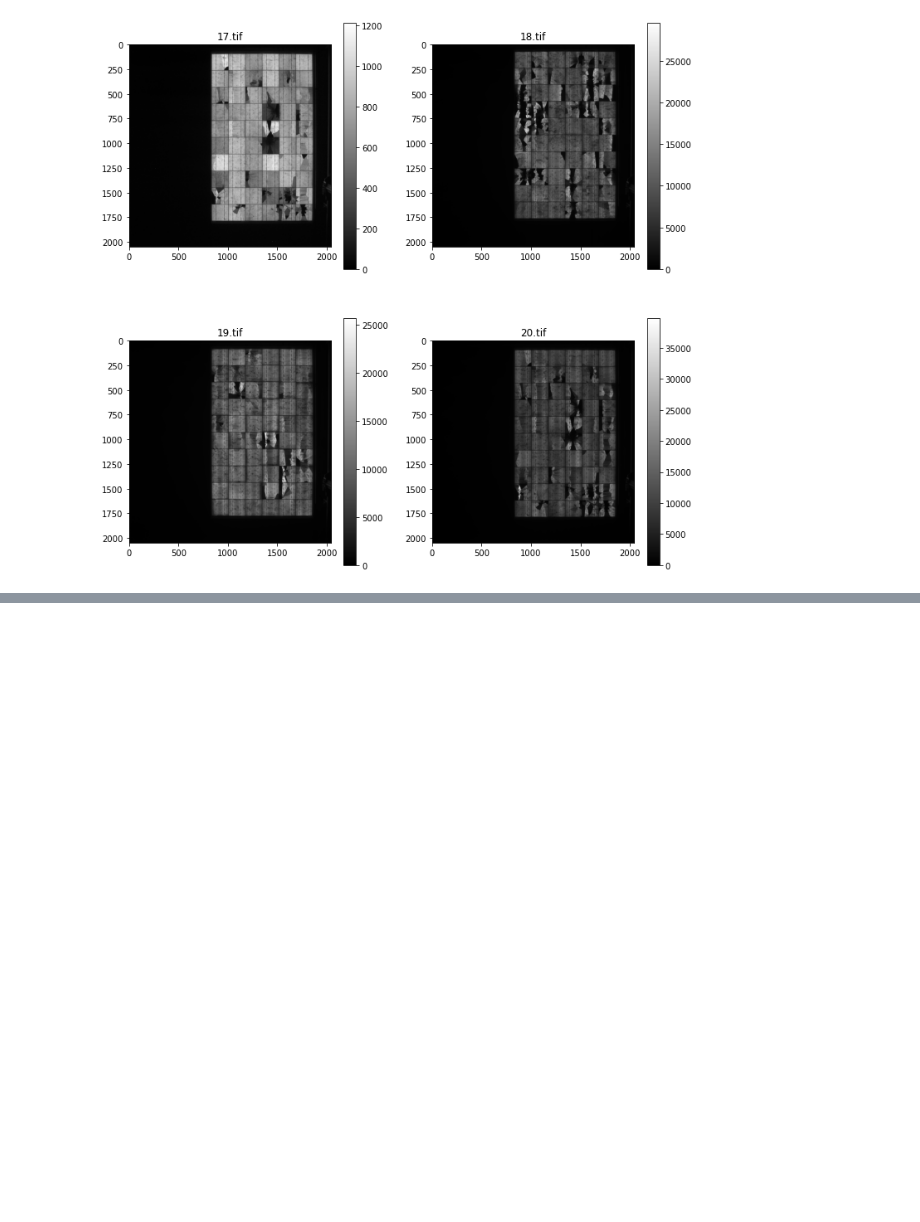
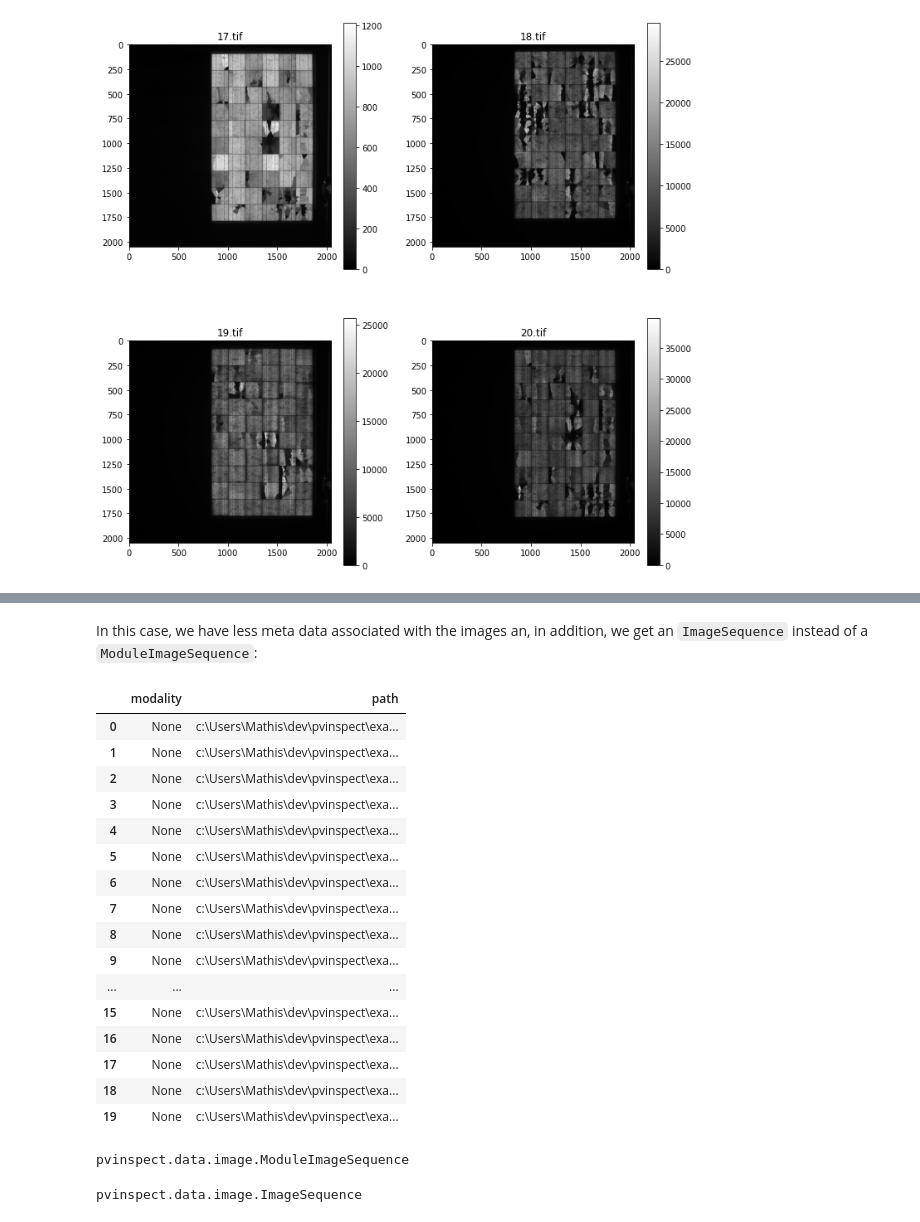
Before and after one commit to ma0ho/pvinspect, a Jupyter notebook: examples/20191220_read-data.ipynb, the cells around one changed output, grey strips where cells are left out. Saved outputs shown, nothing was run; the diff lists cells and outputs as text; code cells hidden in the pictures; blank space fills up the shorter version.

```diff
--- a/examples/20191220_read-data.ipynb
+++ b/examples/20191220_read-data.ipynb
@@ -26,0 +55,32 @@ imgs.tail()
+# %%
+imgs2 = pv.data.io.read_images('../pvinspect/data/datasets/20191219_poly10x6')
+# %% [markdown]
+In this case, we have less meta data associated with the images an, in addition, we get an `ImageSequence` instead of a `ModuleImageSequence`:
+# %%
+imgs2.meta_to_pandas()
+# %% [output]
+|  | modality | path |
+| 0 | None | c:\Users\Mathis\dev\pvinspect\exa... |
+| 1 | None | c:\Users\Mathis\dev\pvinspect\exa... |
+| 2 | None | c:\Users\Mathis\dev\pvinspect\exa... |
+| 3 | None | c:\Users\Mathis\dev\pvinspect\exa... |
+| 4 | None | c:\Users\Mathis\dev\pvinspect\exa... |
+| 5 | None | c:\Users\Mathis\dev\pvinspect\exa... |
+| 6 | None | c:\Users\Mathis\dev\pvinspect\exa... |
+| 7 | None | c:\Users\Mathis\dev\pvinspect\exa... |
+| 8 | None | c:\Users\Mathis\dev\pvinspect\exa... |
+| 9 | None | c:\Users\Mathis\dev\pvinspect\exa... |
+| ... | ... | ... |
+| 15 | None | c:\Users\Mathis\dev\pvinspect\exa... |
+| 16 | None | c:\Users\Mathis\dev\pvinspect\exa... |
+| 17 | None | c:\Users\Mathis\dev\pvinspect\exa... |
+| 18 | None | c:\Users\Mathis\dev\pvinspect\exa... |
+| 19 | None | c:\Users\Mathis\dev\pvinspect\exa... |
+# %%
+type(imgs)
+# %% [output]
+pvinspect.data.image.ModuleImageSequence
+# %%
+type(imgs2)
+# %% [output]
+pvinspect.data.image.ImageSequence
```
Also changed, not shown: parts of 7 cells of this notebook, 3 other files.
